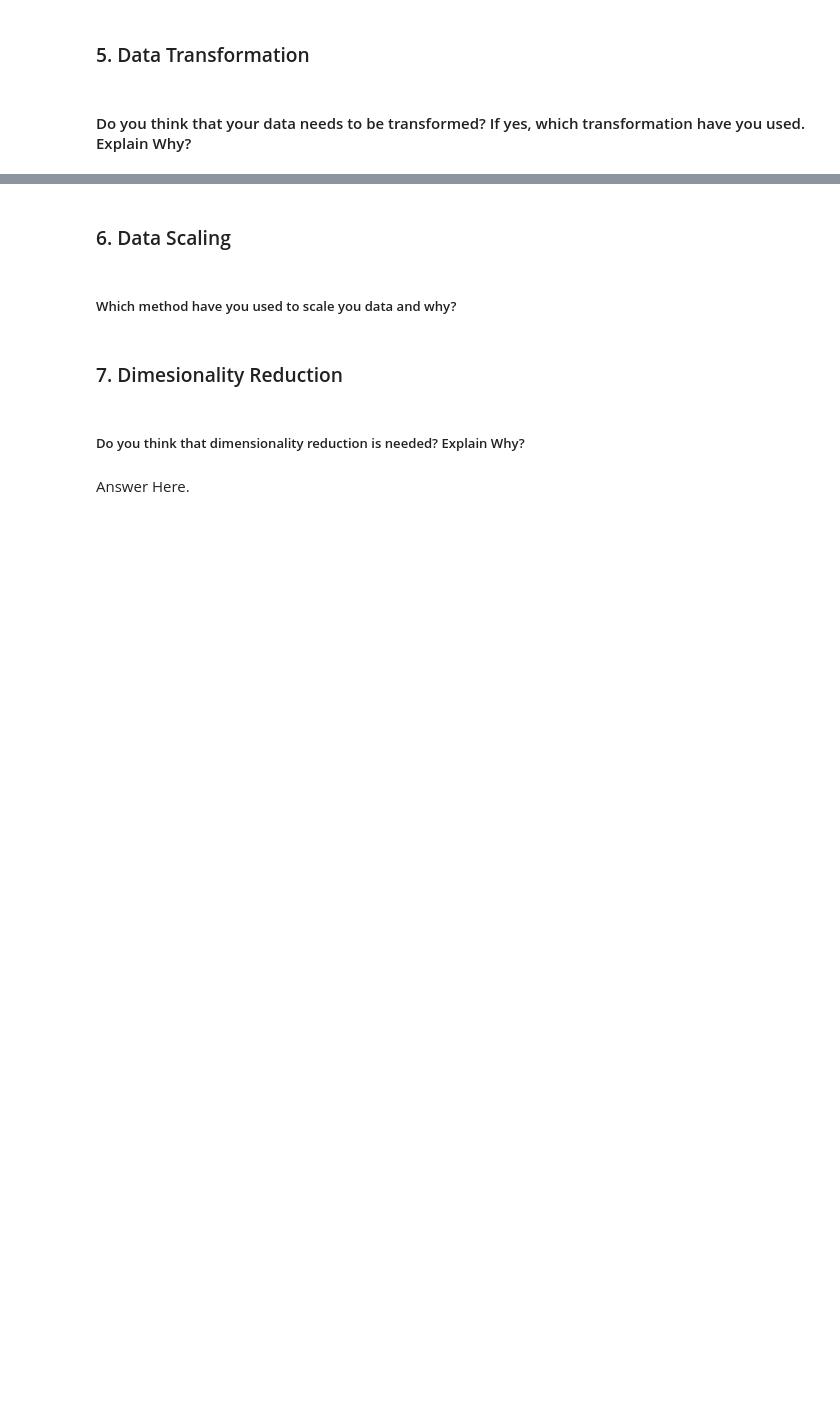
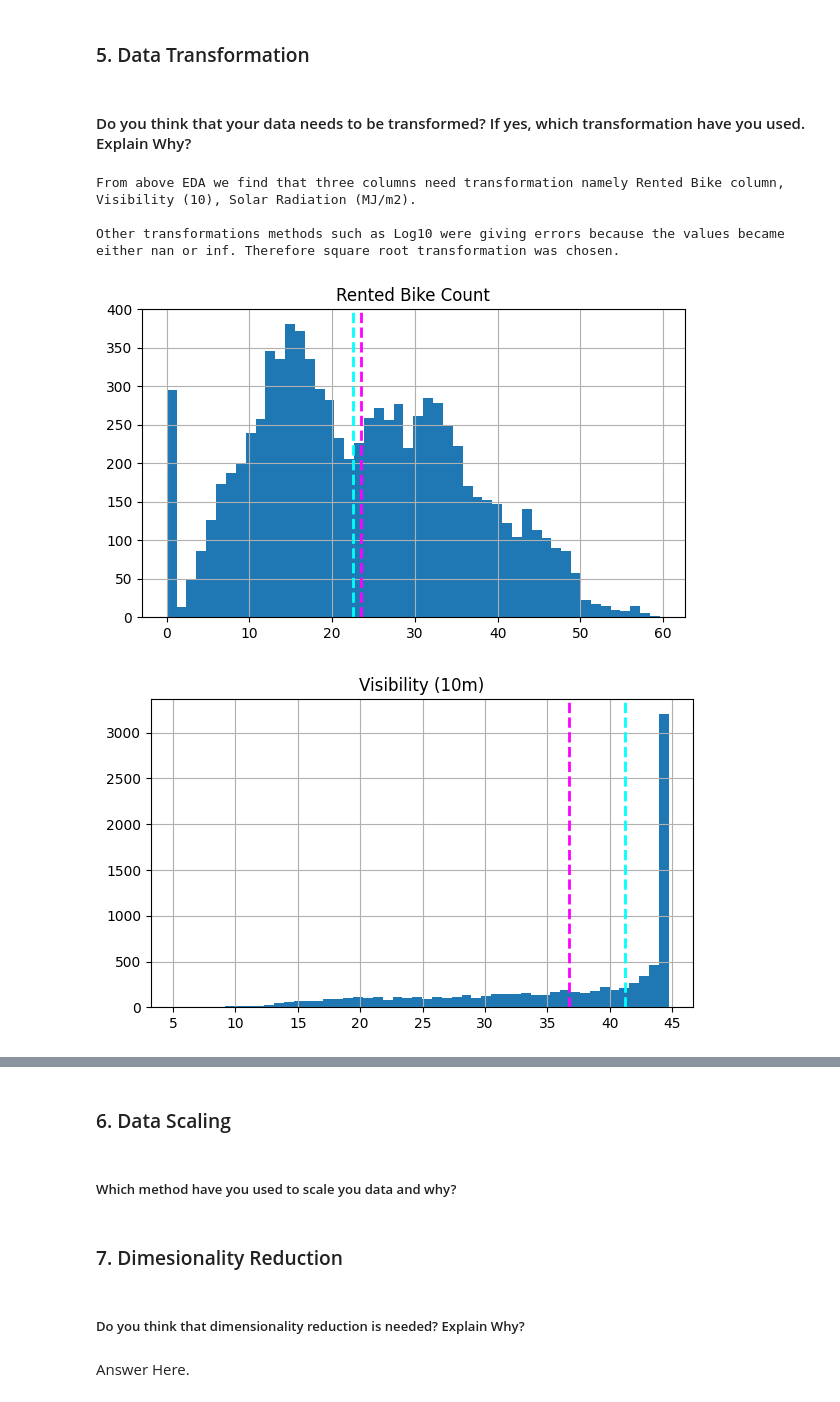
Before and after one commit to RayedShamim/Regression-Capstone-Seoul-Bike-Sharing-Capstone-Project, a Jupyter notebook: Capstone_Bike_Sharing_Demand_Prediction_ML_Submission.ipynb, the cells around one changed output, grey strips where cells are left out. Cells and saved outputs as stored; diff of their text form; code cells hidden in the pictures; blank space fills up the shorter version.

```diff
--- a/Capstone_Bike_Sharing_Demand_Prediction_ML_Submission.ipynb
+++ b/Capstone_Bike_Sharing_Demand_Prediction_ML_Submission.ipynb
@@ -858,3 +807,15 @@ Answer Here.
 #### 1. Feature Manipulation
 # %%
 # Manipulate Features to minimize feature correlation and create new features
+from datetime import datetime
+
+# Convert date string to datetime format
+copy_df['Date'] = df['Date'].apply(lambda x: datetime.strptime(x, '%d/%m/%Y'))
+# %%
+# Splitting date column into Day, Month, Year and Week day columns
+copy_df['Day'] = copy_df['Date'].apply(lambda x: x.day)
+copy_df['Month'] = copy_df['Date'].apply(lambda x: x.month)
+copy_df['Year'] = copy_df['Date'].apply(lambda x: x.year)
+copy_df['Week Day'] = copy_df['Date'].apply(lambda x: datetime.strftime(x,'%A'))
+# %%
+copy_df['Week Day'] = copy_df.loc[:,['Week Day']].apply(lambda x: d[x.name].fit_transform(x))
@@ -864,0 +840,6 @@ Answer Here.
+# %%
+# Select your features wisely to avoid overfitting
+
+# Removing Functioning day column - Functioning day column is not required because we know there were no demand of rented bikes on non-functioning day.
+copy_df = copy_df.drop(columns=['Functioning Day','Date'],axis=1)
+copy_df
@@ -878,0 +911,25 @@ Answer Here.
+# %%
+# Transform Your data
+
+print('From above EDA we find that three columns need transformation namely Rented Bike column, Visibility (10), Solar Radiation (MJ/m2).')
+print('')
+# columns to transform
+cols = ['Rented Bike Count','Visibility (10m)','Solar Radiation (MJ/m2)']
+
+for col in cols:
+  fig = plt.figure(figsize=(7,4))
+  axis = fig.gca()
+  column = np.sqrt(copy_df[col])
+  column.hist(bins = 50, ax = axis)
+  axis.axvline(column.mean(),color='magenta',linestyle='dashed',linewidth=2)
+  axis.axvline(column.median(),color='cyan',linestyle='dashed',linewidth=2)
+  axis.set_title(col)
+
+print('Other transformations methods such as Log10 were giving errors because the values became either nan or inf. Therefore square root transformation was chosen.')
+print('')
+# %% [output]
+From above EDA we find that three columns need transformation namely Rented Bike column, Visibility (10), Solar Radiation (MJ/m2).
+
+Other transformations methods such as Log10 were giving errors because the values became either nan or inf. Therefore square root transformation was chosen.
+[figure, added]
+[figure, added]
```
Also changed, not shown: parts of 56 cells of this notebook.
